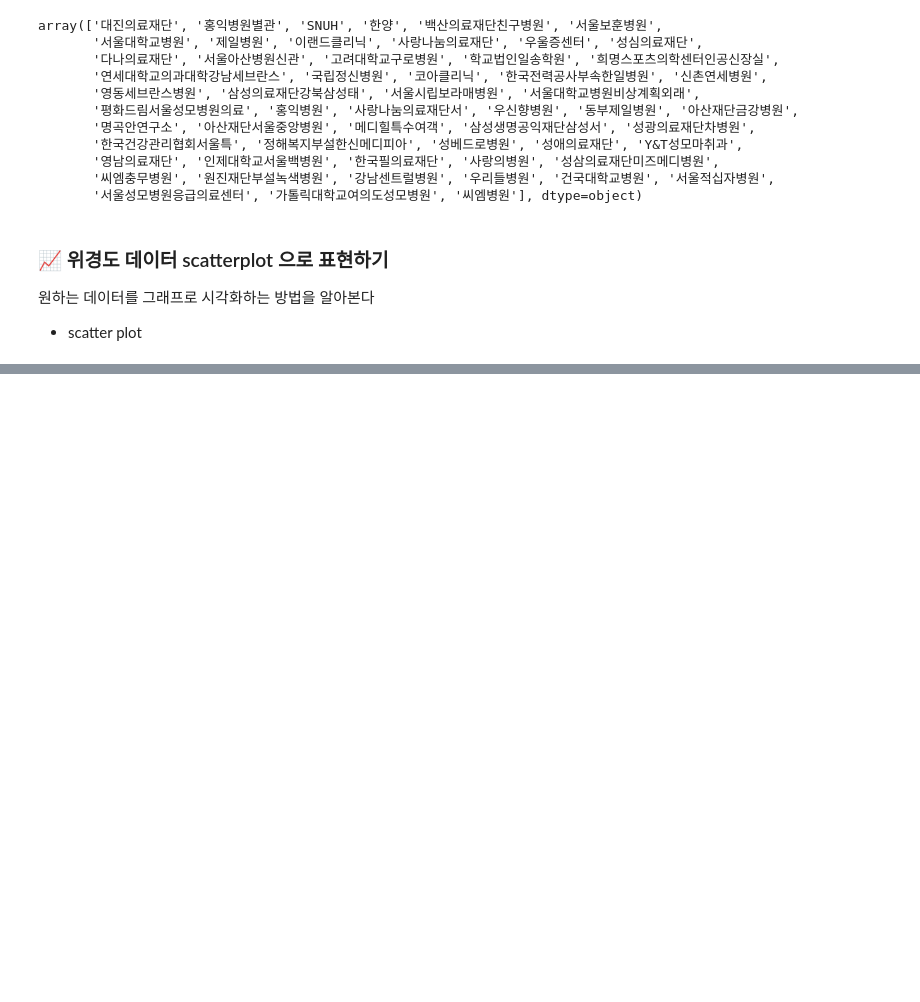
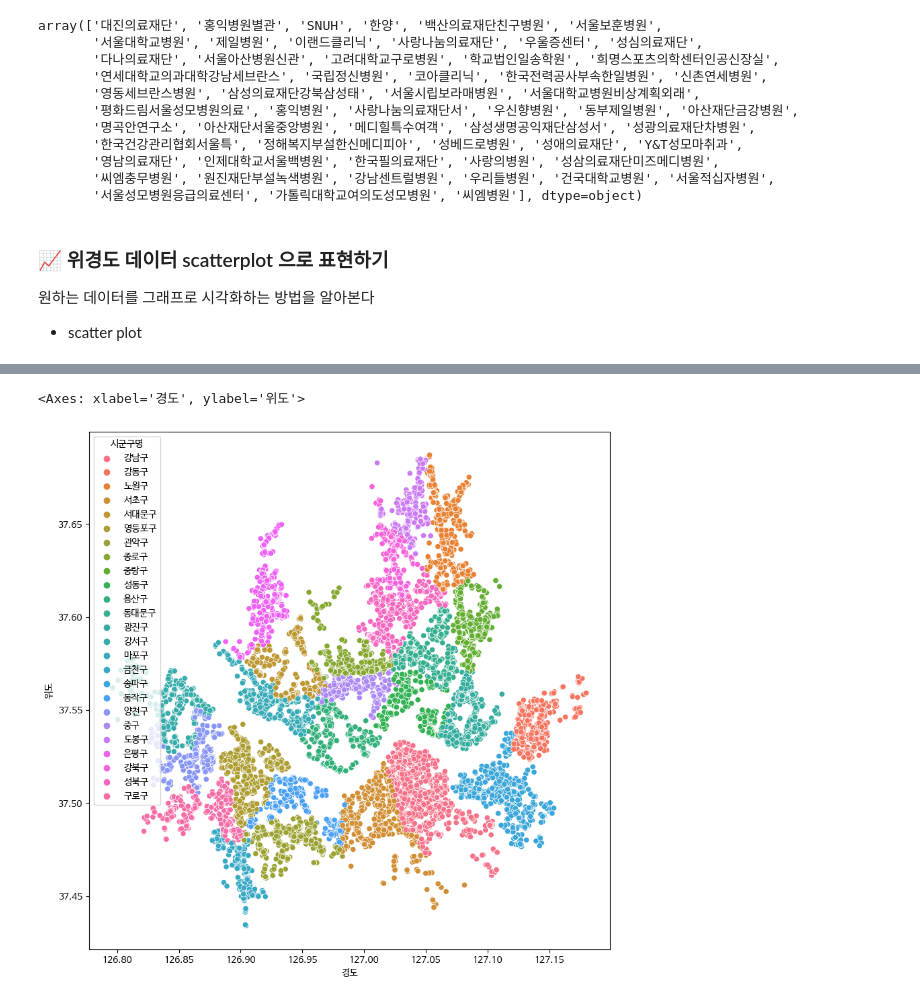
Before and after one commit to wldud01/BoostCourse-DataScience, a Jupyter notebook: Course2_Analysis_Seoul_hospital.ipynb, the cells around one changed output, grey strips where cells are left out. Saved outputs shown, nothing was run; the diff lists cells and outputs as text; code cells hidden in the pictures; blank space fills up the shorter version.

```diff
--- a/Course2_Analysis_Seoul_hospital.ipynb
+++ b/Course2_Analysis_Seoul_hospital.ipynb
@@ -723,0 +762,7 @@ array(['대진의료재단', '홍익병원별관', 'SNUH', '한양', '백산의
+# %%
+# seaborn으로 scatterplot 그려보기
+plt.figure(figsize = (10,10))
+sns.scatterplot(data=df_seoul, x= "경도", y="위도", hue = "시군구명")
+# %% [output]
+<Axes: xlabel='경도', ylabel='위도'>
+[figure, added]
```
Also changed, not shown: parts of 19 cells of this notebook.
